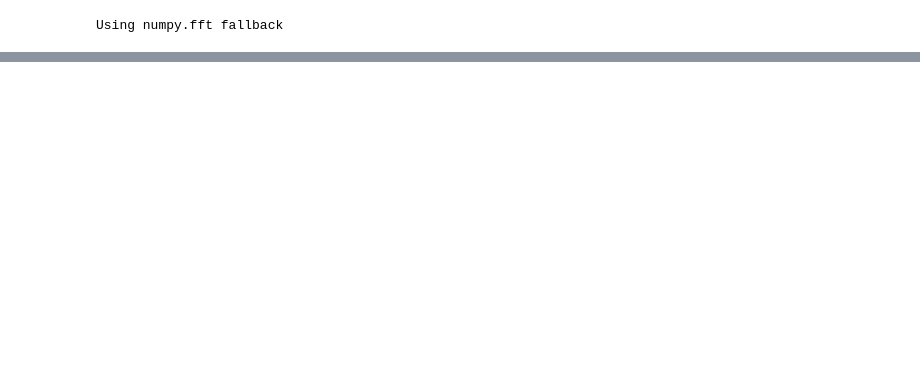
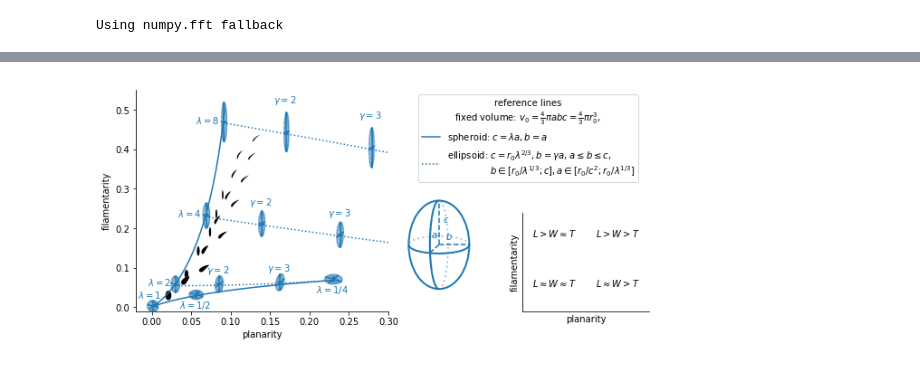
Before and after one commit to leifdenby/genesis, a Jupyter notebook: notebooks/synthetic-shapes-filamentarity-planarity-plot.ipynb, the cells around one changed output, grey strips where cells are left out. Drawn from its saved outputs; the diff is of its cells as text; code cells hidden in the pictures; blank space fills up the shorter version.

```diff
--- a/notebooks/synthetic-shapes-filamentarity-planarity-plot.ipynb
+++ b/notebooks/synthetic-shapes-filamentarity-planarity-plot.ipynb
@@ -14,0 +19,11 @@ ERROR:root:No traceback has been produced, nothing to debug.
+# %%
+ax, ds, reference_lines = create_figure(reference_shape="ellipsoid",
+    temp_files_path="~/Desktop/genesis_tmp", show_progress=True,
+    xlim=(-0.02, 0.30), figsize=(5,5)
+)
+from mpl_toolkits.axes_grid1.inset_locator import inset_axes
+
+
+plt.savefig("fp_numerical_example.pdf", bbox_inches="tight")
+# %% [output]
+[figure, added]
```
Also changed, not shown: parts of 13 cells of this notebook, 5 other files.
